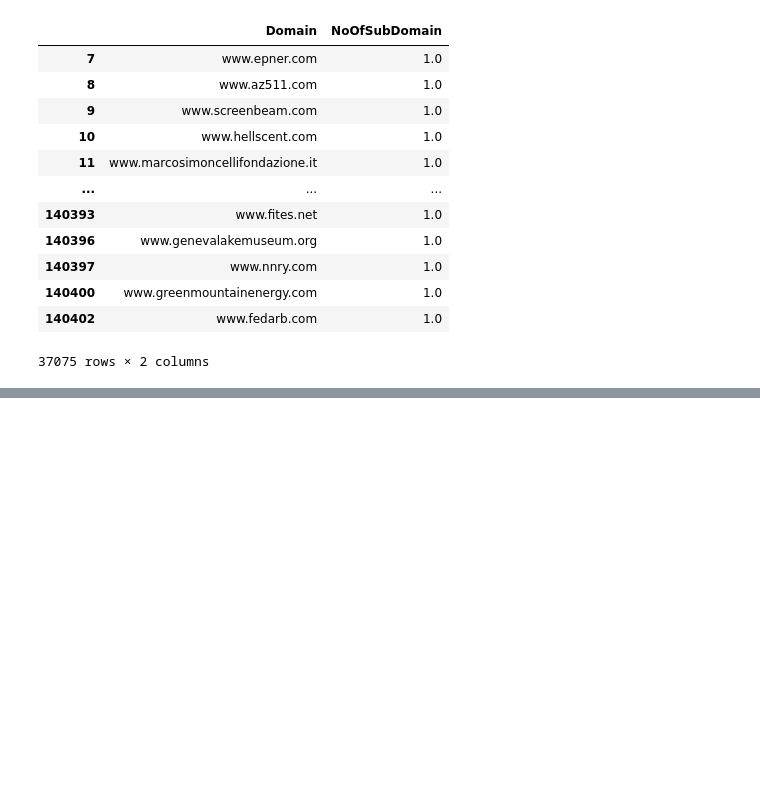
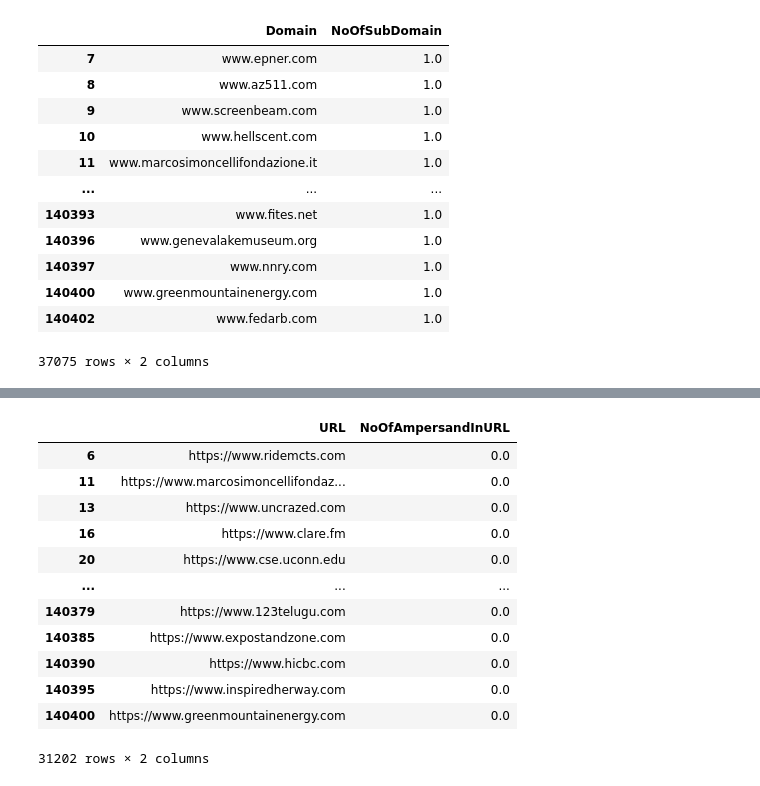
Before and after one commit to JuanSign/PhiUSIIL_Predictions, a Jupyter notebook: src/Analysis.ipynb, the cells around one changed output, grey strips where cells are left out. Drawn from its saved outputs; the diff is of its cells as text; code cells hidden in the pictures; blank space fills up the shorter version.

```diff
--- a/src/Analysis.ipynb
+++ b/src/Analysis.ipynb
@@ -252,0 +222,29 @@ data.loc[data['URL'].notna() & data['CharContinuationRate'].isna(), 'CharContinu
+# %%
+# NoOfAmpersandInURL
+URL_NoOfAmpersandInURL = data[data['URL'].notna() & data['NoOfAmpersandInURL'].isna()]['URL'].to_list()
+
+# script
+def countAmp(obj):
+    s = str(obj)
+    count = 0
+    for char in s:
+        if char == '%': count += 1
+    return count
+data.loc[data['URL'].notna() & data['NoOfAmpersandInURL'].isna(), 'NoOfAmpersandInURL'] = data['URL'].apply(countAmp)
+
+# preview
+data[data['URL'].isin(URL_NoOfAmpersandInURL)][['URL', 'NoOfAmpersandInURL']]
+# %% [output]
+|  | URL | NoOfAmpersandInURL |
+| 6 | https://www.ridemcts.com | 0.0 |
+| 11 | https://www.marcosimoncellifondaz... | 0.0 |
+| 13 | https://www.uncrazed.com | 0.0 |
+| 16 | https://www.clare.fm | 0.0 |
+| 20 | https://www.cse.uconn.edu | 0.0 |
+| ... | ... | ... |
+| 140379 | https://www.123telugu.com | 0.0 |
+| 140385 | https://www.expostandzone.com | 0.0 |
+| 140390 | https://www.hicbc.com | 0.0 |
+| 140395 | https://www.inspiredherway.com | 0.0 |
+| 140400 | https://www.greenmountainenergy.com | 0.0 |
+31202 rows × 2 columns
```
Also changed, not shown: parts of 9 cells of this notebook.
